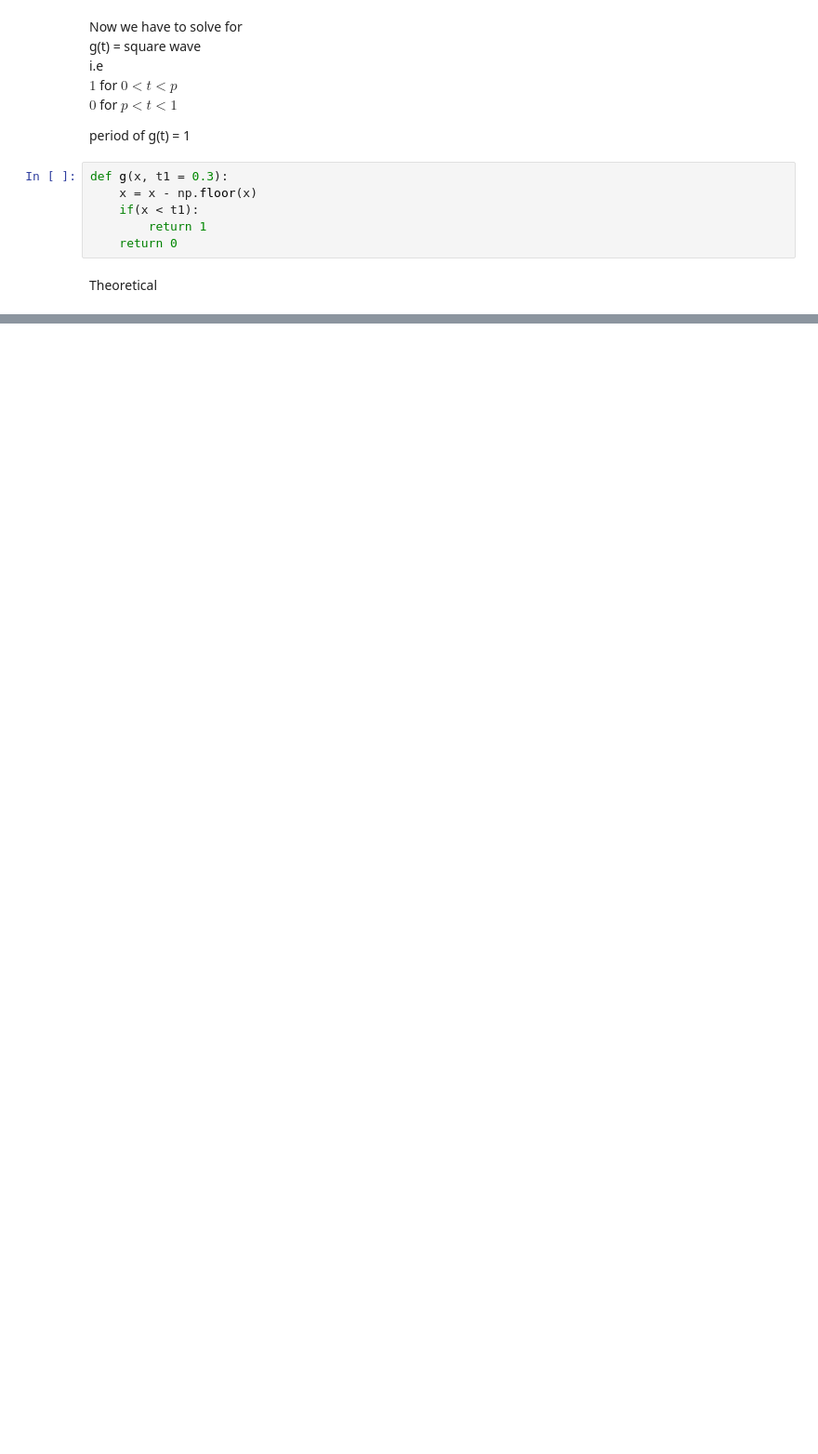
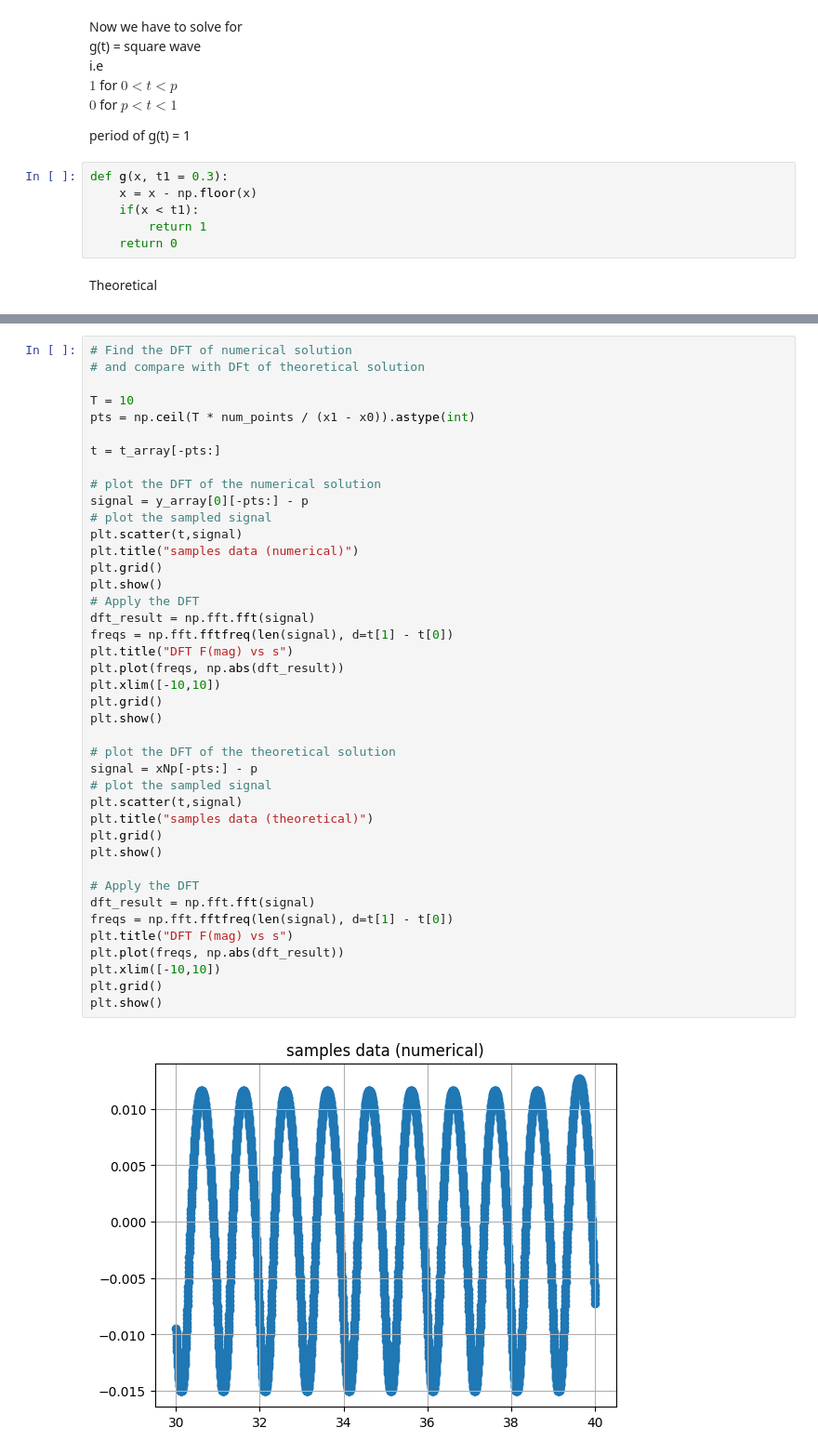
Before and after one commit to himanshutg/ODE_Project, a Jupyter notebook: week2.ipynb, the cells around one changed output, grey strips where cells are left out. Shown at 93% size. Drawn from its saved outputs; the diff is of its cells as text; blank space fills up the shorter version.

Commit message:
checked the solution for square wave using DFT

```diff
--- a/week2.ipynb
+++ b/week2.ipynb
@@ -381,0 +382,43 @@ plt.show()
+# %%
+# Find the DFT of numerical solution
+# and compare with DFt of theoretical solution
+
+T = 10
+pts = np.ceil(T * num_points / (x1 - x0)).astype(int)
+
+t = t_array[-pts:]
+
+# plot the DFT of the numerical solution
+signal = y_array[0][-pts:] - p
+# plot the sampled signal
+plt.scatter(t,signal)
+plt.title("samples data (numerical)")
+plt.grid()
+plt.show()
+# Apply the DFT
+dft_result = np.fft.fft(signal)
+freqs = np.fft.fftfreq(len(signal), d=t[1] - t[0])
+plt.title("DFT F(mag) vs s")
+plt.plot(freqs, np.abs(dft_result))
+plt.xlim([-10,10])
+plt.grid()
+plt.show()
+
+# plot the DFT of the theoretical solution
+signal = xNp[-pts:] - p
+# plot the sampled signal
+plt.scatter(t,signal)
+plt.title("samples data (theoretical)")
+plt.grid()
+plt.show()
+
+# Apply the DFT
+dft_result = np.fft.fft(signal)
+freqs = np.fft.fftfreq(len(signal), d=t[1] - t[0])
+plt.title("DFT F(mag) vs s")
+plt.plot(freqs, np.abs(dft_result))
+plt.xlim([-10,10])
+plt.grid()
+plt.show()
+# %% [output]
+[figure, added]
```
Also changed, not shown: parts of 3 cells of this notebook, 11 other files.
